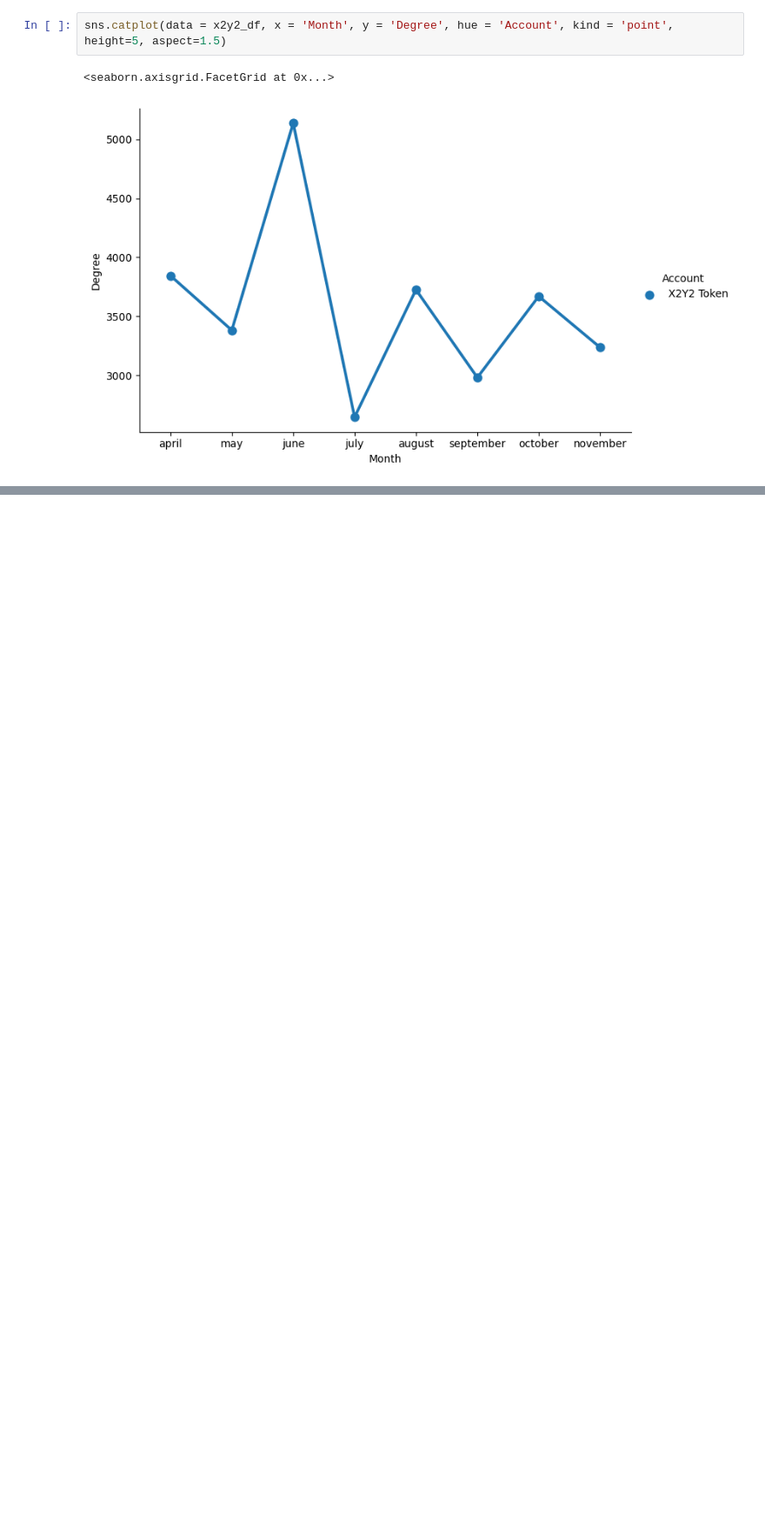
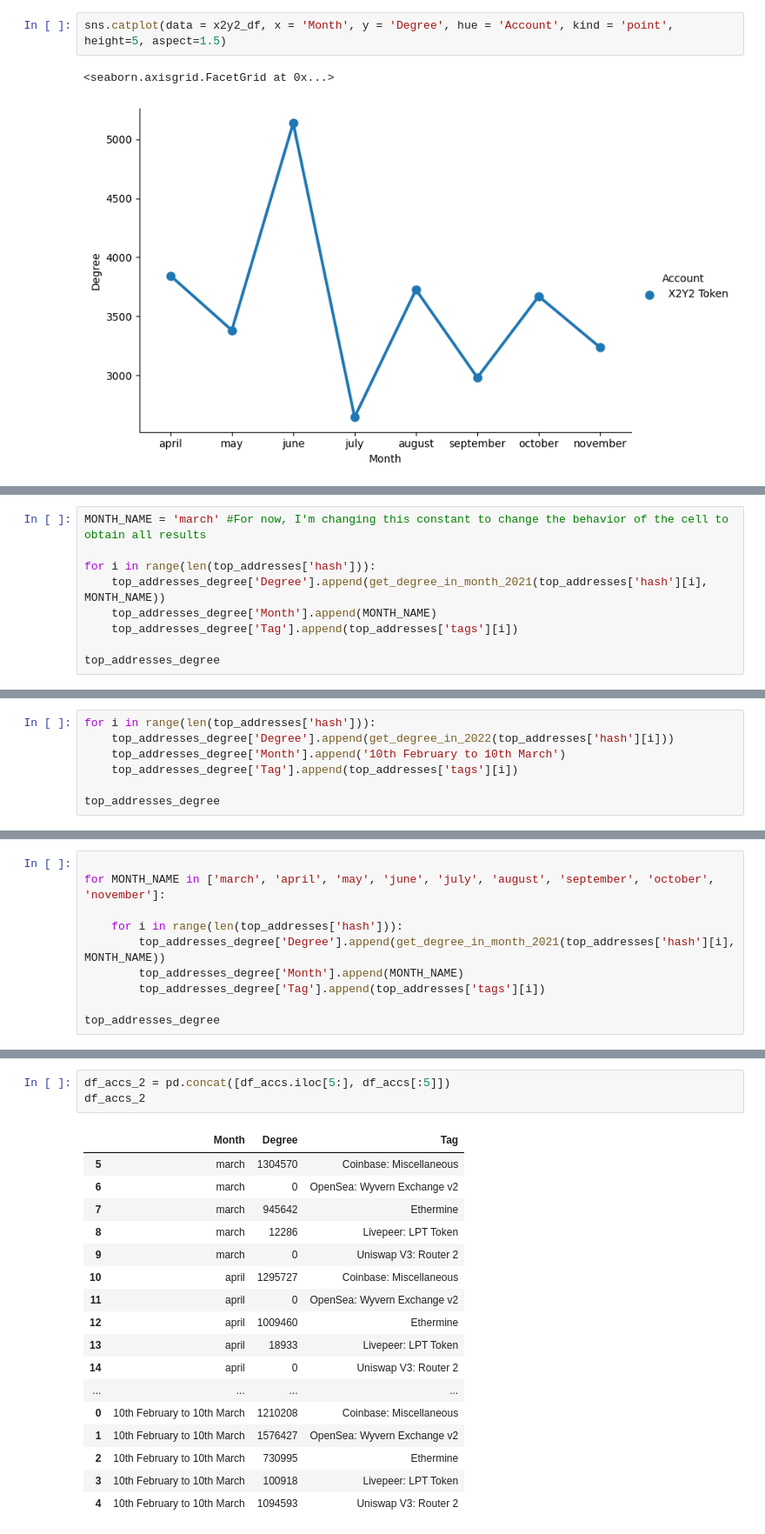
Before and after one commit to PedroHFSO/EthereumDataAnalysis, a Jupyter notebook: Analysis/Russia Paper/Paper Extension/Investigation.ipynb, the cells around one changed output, grey strips where cells are left out. Shown at 87% size. Cells and saved outputs as stored; diff of their text form; blank space fills up the shorter version.

```diff
--- a/Analysis/Russia Paper/Paper Extension/Investigation.ipynb
+++ b/Analysis/Russia Paper/Paper Extension/Investigation.ipynb
@@ -94,0 +117,9 @@ sns.catplot(data = x2y2_df, x = 'Month', y = 'Degree', hue = 'Account', kind = '
+# %%
+MONTH_NAME = 'march' #For now, I'm changing this constant to change the behavior of the cell to obtain all results
+
+for i in range(len(top_addresses['hash'])):
+    top_addresses_degree['Degree'].append(get_degree_in_month_2021(top_addresses['hash'][i], MONTH_NAME))
+    top_addresses_degree['Month'].append(MONTH_NAME)
+    top_addresses_degree['Tag'].append(top_addresses['tags'][i])
+
+top_addresses_degree
@@ -94,0 +136,7 @@ sns.catplot(data = x2y2_df, x = 'Month', y = 'Degree', hue = 'Account', kind = '
+# %%
+for i in range(len(top_addresses['hash'])):
+    top_addresses_degree['Degree'].append(get_degree_in_2022(top_addresses['hash'][i]))
+    top_addresses_degree['Month'].append('10th February to 10th March')
+    top_addresses_degree['Tag'].append(top_addresses['tags'][i])
+
+top_addresses_degree
@@ -94,0 +155,10 @@ sns.catplot(data = x2y2_df, x = 'Month', y = 'Degree', hue = 'Account', kind = '
+# %%
+
+for MONTH_NAME in ['march', 'april', 'may', 'june', 'july', 'august', 'september', 'october', 'november']:
+
+    for i in range(len(top_addresses['hash'])):
+        top_addresses_degree['Degree'].append(get_degree_in_month_2021(top_addresses['hash'][i], MONTH_NAME))
+        top_addresses_degree['Month'].append(MONTH_NAME)
+        top_addresses_degree['Tag'].append(top_addresses['tags'][i])
+
+top_addresses_degree
@@ -94,0 +190,21 @@ sns.catplot(data = x2y2_df, x = 'Month', y = 'Degree', hue = 'Account', kind = '
+# %%
+df_accs_2 = pd.concat([df_accs.iloc[5:], df_accs[:5]])
+df_accs_2
+# %% [output]
+|  | Month | Degree | Tag |
+| 5 | march | 1304570 | Coinbase: Miscellaneous |
+| 6 | march | 0 | OpenSea: Wyvern Exchange v2 |
+| 7 | march | 945642 | Ethermine |
+| 8 | march | 12286 | Livepeer: LPT Token |
+| 9 | march | 0 | Uniswap V3: Router 2 |
+| 10 | april | 1295727 | Coinbase: Miscellaneous |
+| 11 | april | 0 | OpenSea: Wyvern Exchange v2 |
+| 12 | april | 1009460 | Ethermine |
+| 13 | april | 18933 | Livepeer: LPT Token |
+| 14 | april | 0 | Uniswap V3: Router 2 |
+| ... | ... | ... | ... |
+| 0 | 10th February to 10th March | 1210208 | Coinbase: Miscellaneous |
+| 1 | 10th February to 10th March | 1576427 | OpenSea: Wyvern Exchange v2 |
+| 2 | 10th February to 10th March | 730995 | Ethermine |
+| 3 | 10th February to 10th March | 100918 | Livepeer: LPT Token |
+| 4 | 10th February to 10th March | 1094593 | Uniswap V3: Router 2 |
```
Also changed, not shown: parts of 10 cells of this notebook.
